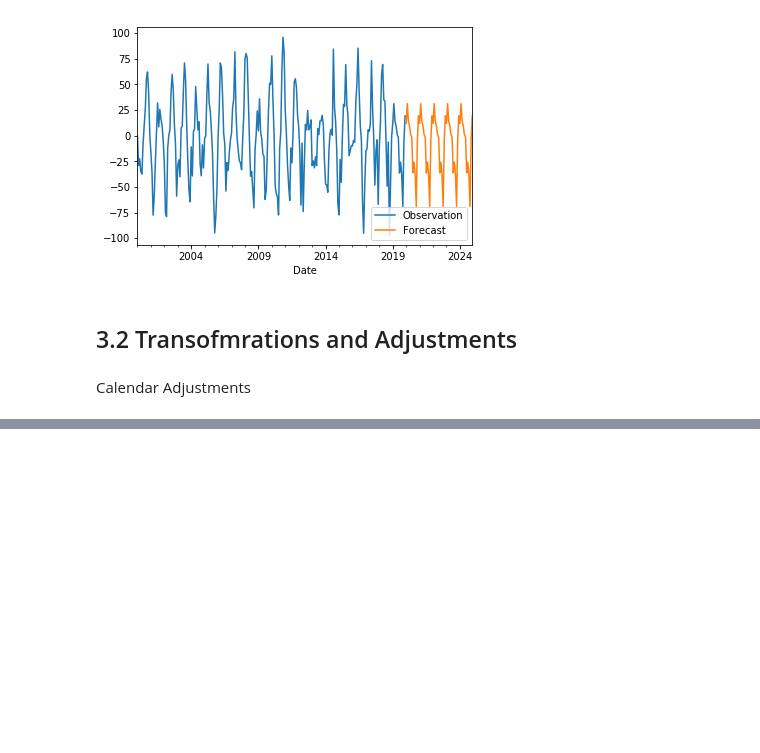
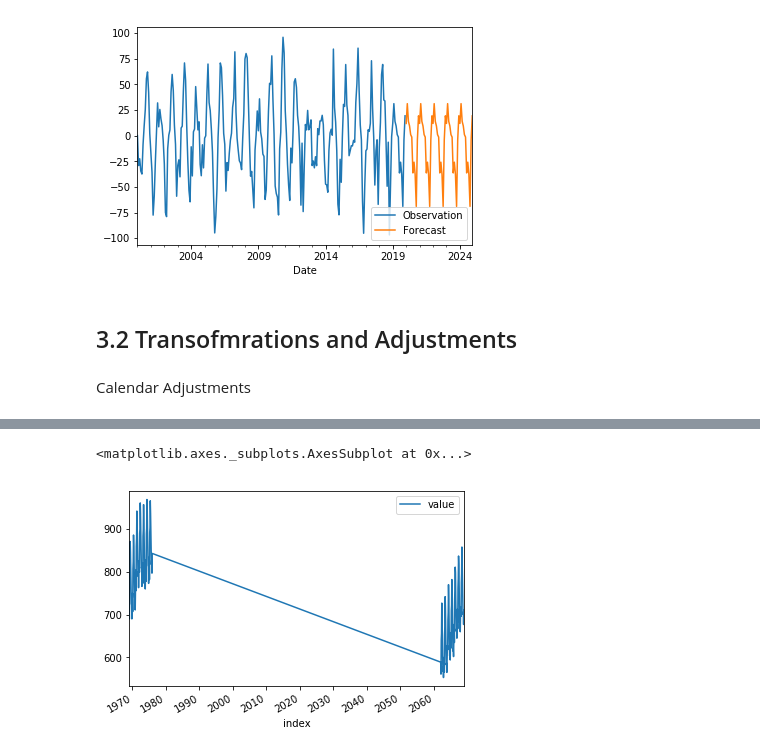
Before and after one commit to robahall/tswalkthrough, a Jupyter notebook: notebooks/2.0_rah_time_forecasters_toolbox.ipynb, the cells around one changed output, grey strips where cells are left out. Drawn from its saved outputs; the diff is of its cells as text; code cells hidden in the pictures; blank space fills up the shorter version.

Commit message:
Added additional data and new transforms

```diff
--- a/notebooks/2.0_rah_time_forecasters_toolbox.ipynb
+++ b/notebooks/2.0_rah_time_forecasters_toolbox.ipynb
@@ -140,3 +140,5 @@ s_naive.plot(ax = ax)
 ## 3.2 Transofmrations and Adjustments
 # %% [markdown]
 Calendar Adjustments
+# %%
+milk = pd.read_csv("../data/milk.csv")
@@ -142,0 +166,9 @@ Calendar Adjustments
+# %%
+milk['index'] = pd.to_datetime(milk['index'])
+# %%
+milk.set_index('index', inplace = True)
+# %%
+milk.plot()
+# %% [output]
+<matplotlib.axes._subplots.AxesSubplot at 0x...>
+[figure, added]
```
Also changed, not shown: parts of 1 cell of this notebook.
